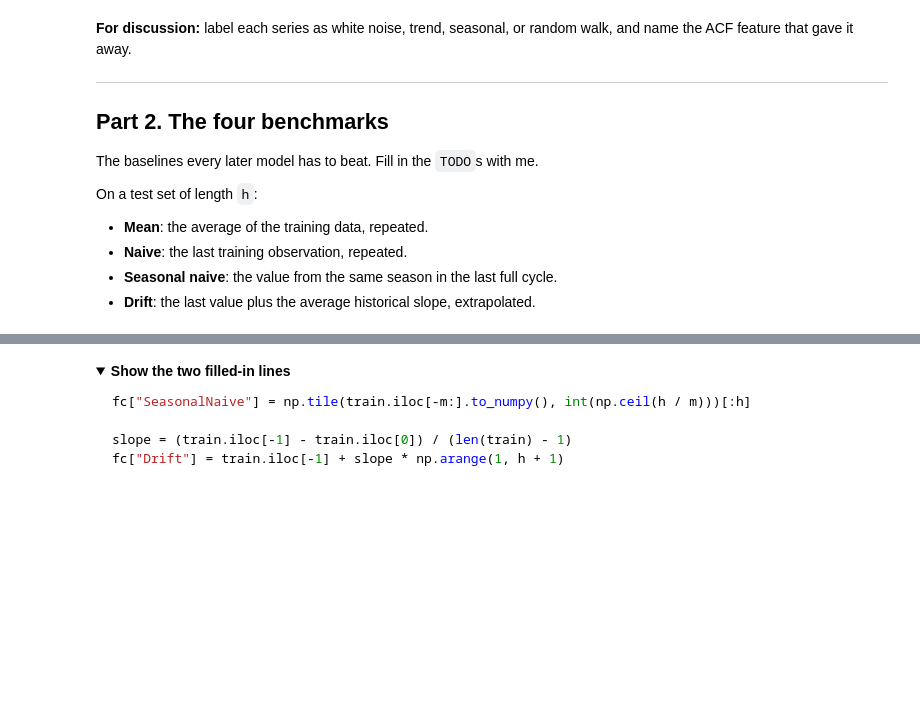
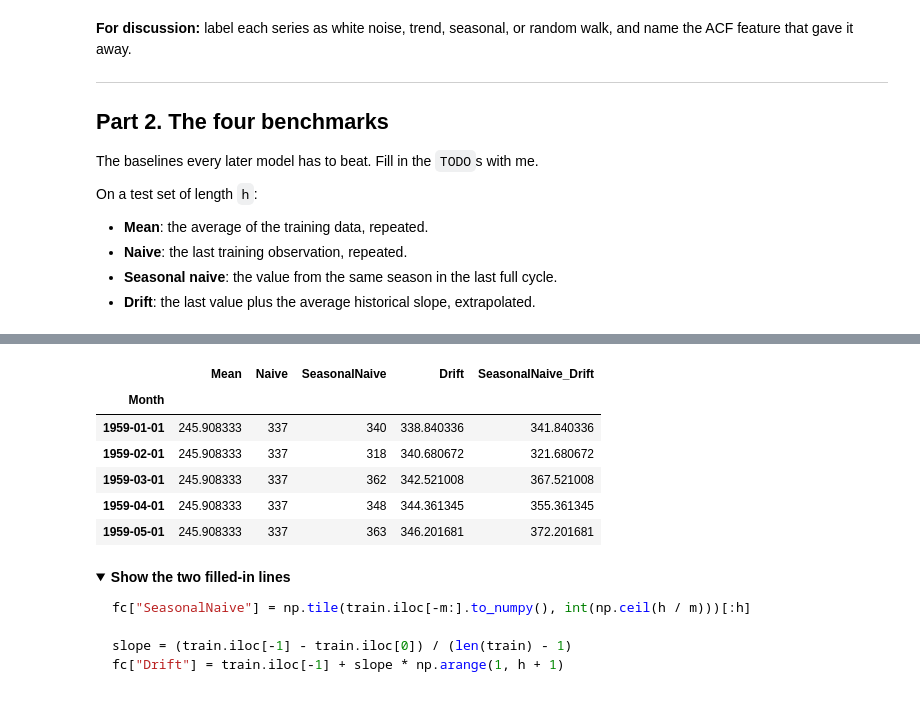
Before and after one commit to VickyGuo0907/DSE6230-forecasting-class-course-materials, a Jupyter notebook: notebooks/week01_exercises.ipynb, the cells around one changed output, grey strips where cells are left out. Cells and saved outputs as stored; diff of their text form; code cells hidden in the pictures; folded sections open; blank space fills up the shorter version.

```diff
--- a/notebooks/week01_exercises.ipynb
+++ b/notebooks/week01_exercises.ipynb
@@ -133,23 +152,33 @@ print(f"test : {test.index.min():%Y-%m} to {test.index.max():%Y-%m}  ({len(test)
 # %%
 fc = pd.DataFrame(index=test.index)
 
 # Mean method
 fc["Mean"] = train.mean()
 
 # Naive method: last observation carried forward
 fc["Naive"] = train.iloc[-1]
 
 # Seasonal naive: TODO - take the last `m` observations of train and tile them.
-#   Hint: np.tile(train.iloc[-m:].to_numpy(), int(np.ceil(h / m)))[:h]
-fc["SeasonalNaive"] = ...
+fc["SeasonalNaive"] = np.tile(train.iloc[-m:].to_numpy(), int(np.ceil(h / m)))[:h]
+#   Hint: np.tile(train.iloc[-1].iloc[-m:].to_numpy(), int(np.ceil(h / m)))[:h]
 
 # Drift: last value + slope * steps ahead, where
 #   slope = (last - first) / (len(train) - 1)
 # TODO - write the drift forecast
-slope = ...
-fc["Drift"] = ...
+slope = (train.iloc[-1]-train.iloc[1])/(len(train)-1)
+fc["Drift"] = train.iloc[-1] + slope * np.arange(1, h + 1)
+
+fc["SeasonalNaive_Drift"] = fc["SeasonalNaive"] + fc["Drift"]-train.iloc[-1]
 
 fc.head()
+# %% [output]
+|  | Mean | Naive | SeasonalNaive | Drift | SeasonalNaive_Drift |
+| Month |  |  |  |  |  |
+| 1959-01-01 | 245.908333 | 337 | 340 | 338.840336 | 341.840336 |
+| 1959-02-01 | 245.908333 | 337 | 318 | 340.680672 | 321.680672 |
+| 1959-03-01 | 245.908333 | 337 | 362 | 342.521008 | 367.521008 |
+| 1959-04-01 | 245.908333 | 337 | 348 | 344.361345 | 355.361345 |
+| 1959-05-01 | 245.908333 | 337 | 363 | 346.201681 | 372.201681 |
 # %% [markdown]
 <details>
 <summary><b>Show the two filled-in lines</b></summary>
```
Also changed, not shown: parts of 8 cells of this notebook.
